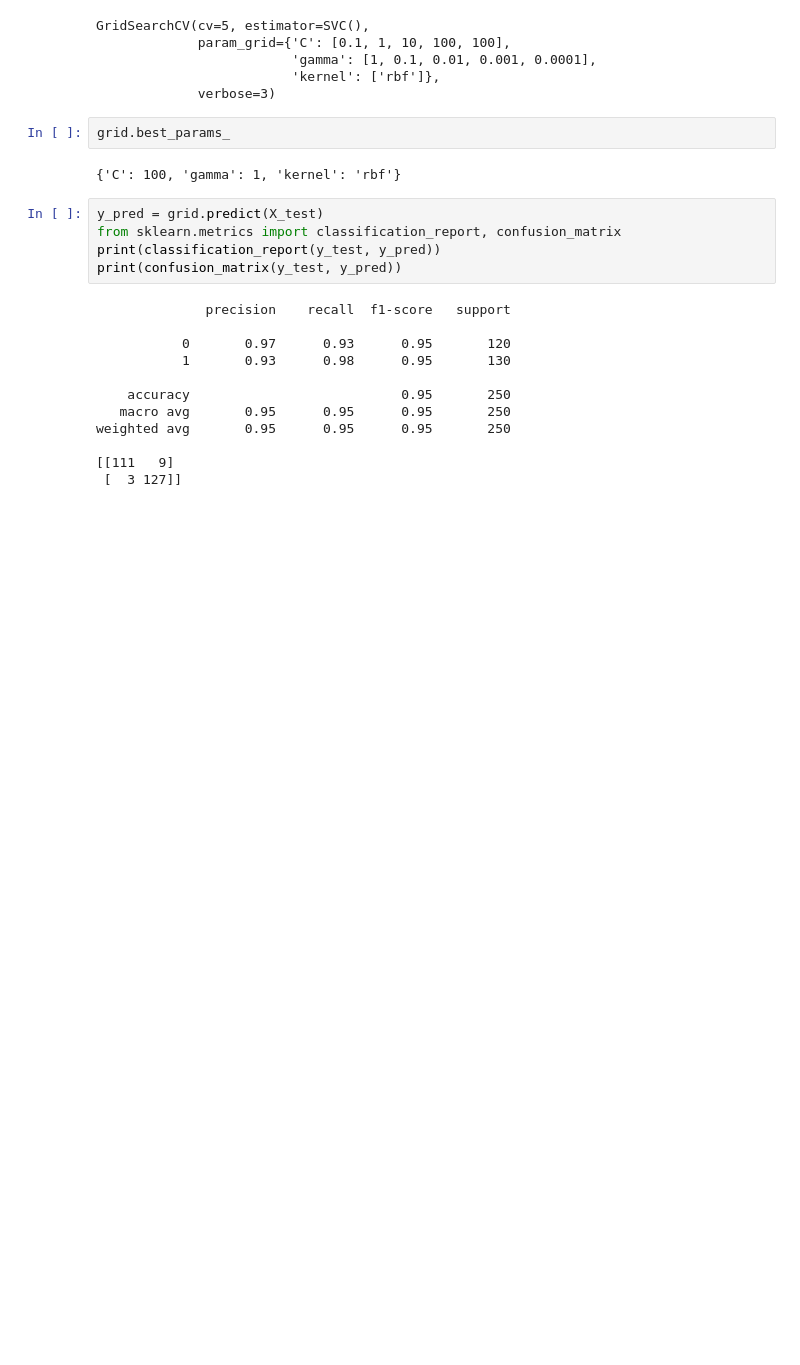
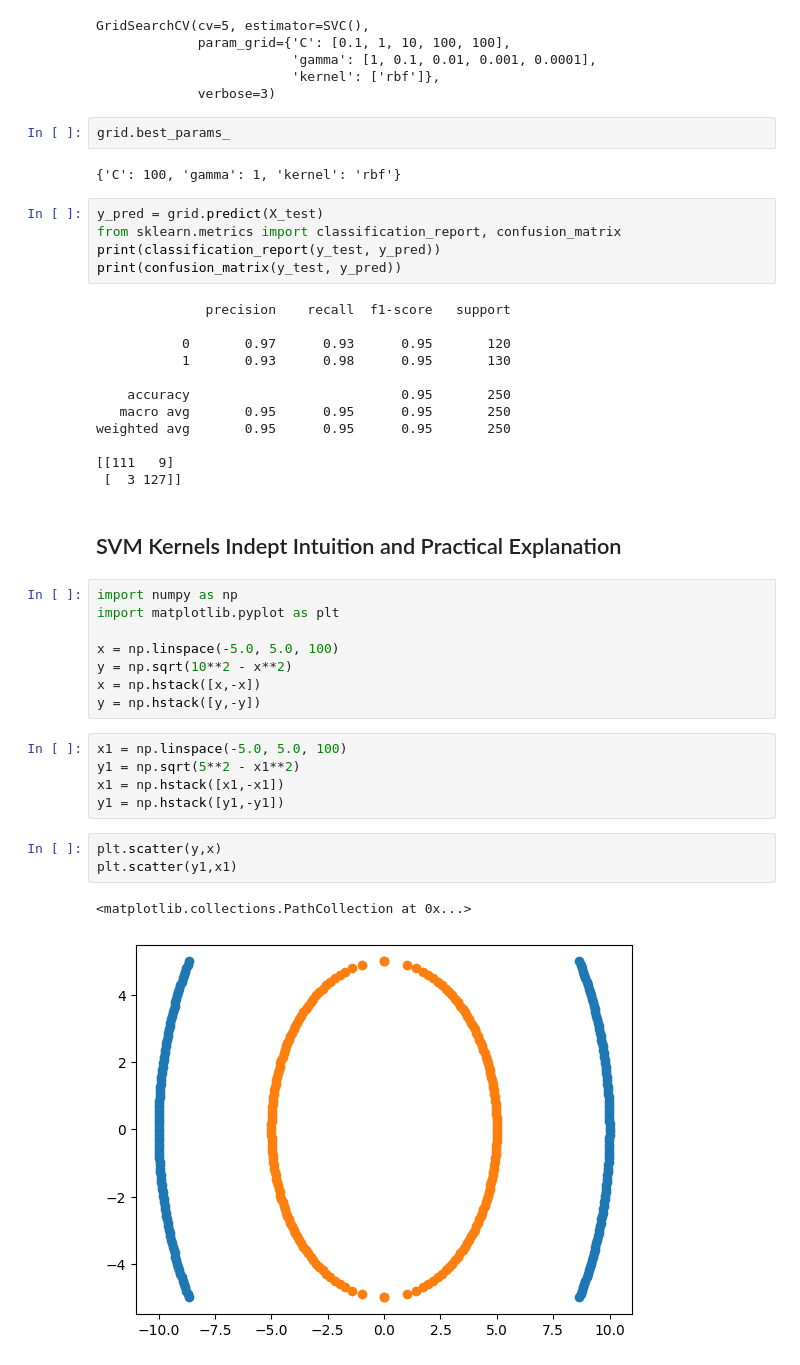
Before and after one commit to jawadchy2150/Data-Science-Course-Udemy-, a Jupyter notebook: 31-Support Vector Machine/SVC Implementation.ipynb, the cells around one changed output. Cells and saved outputs as stored; diff of their text form; blank space fills up the shorter version.

Commit message:
SVC Kernel = Polynomial

```diff
--- a/31-Support Vector Machine/SVC Implementation.ipynb
+++ b/31-Support Vector Machine/SVC Implementation.ipynb
@@ -157,3 +157,24 @@ weighted avg       0.95      0.95      0.95       250
 
 [[111   9]
  [  3 127]]
+# %% [markdown]
+## SVM Kernels Indept Intuition and Practical Explanation
+# %%
+import numpy as np
+import matplotlib.pyplot as plt
+
+x = np.linspace(-5.0, 5.0, 100)
+y = np.sqrt(10**2 - x**2)
+x = np.hstack([x,-x])
+y = np.hstack([y,-y])
+# %%
+x1 = np.linspace(-5.0, 5.0, 100)
+y1 = np.sqrt(5**2 - x1**2)
+x1 = np.hstack([x1,-x1])
+y1 = np.hstack([y1,-y1])
+# %%
+plt.scatter(y,x)
+plt.scatter(y1,x1)
+# %% [output]
+<matplotlib.collections.PathCollection at 0x...>
+[figure, added]
```
Also changed, not shown: parts of 5 cells of this notebook, 1 other file.
